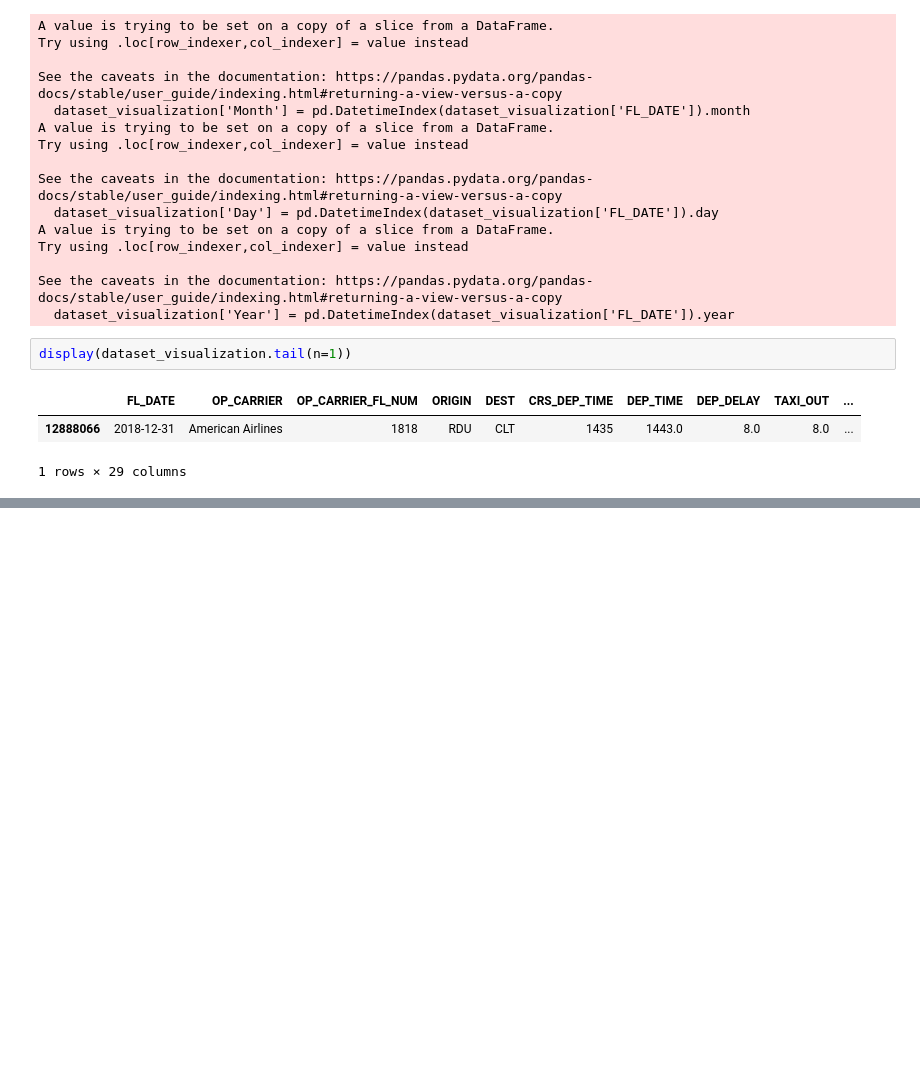
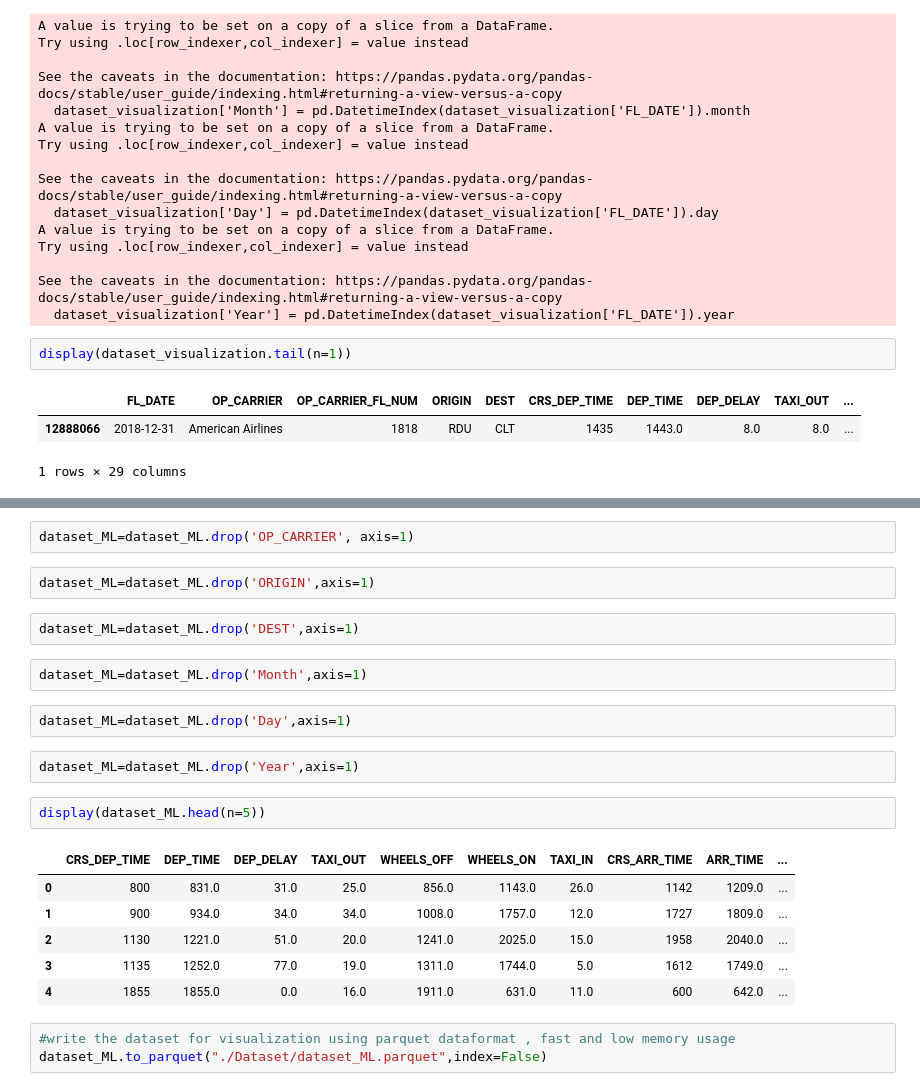
Before and after one commit to MohamedYasserOaf/Airline_Delay_Cancellation_Detection, a Jupyter notebook: classification/Airline_cancellation_detection.ipynb, the cells around one changed output, grey strips where cells are left out. Cells and saved outputs as stored; diff of their text form; blank space fills up the shorter version.

```diff
--- a/classification/Airline_cancellation_detection.ipynb
+++ b/classification/Airline_cancellation_detection.ipynb
@@ -346,0 +362,24 @@ Number of departure/destination locations :  359
+# %%
+dataset_ML=dataset_ML.drop('OP_CARRIER', axis=1)
+# %%
+dataset_ML=dataset_ML.drop('ORIGIN',axis=1)
+# %%
+dataset_ML=dataset_ML.drop('DEST',axis=1)
+# %%
+dataset_ML=dataset_ML.drop('Month',axis=1)
+# %%
+dataset_ML=dataset_ML.drop('Day',axis=1)
+# %%
+dataset_ML=dataset_ML.drop('Year',axis=1)
+# %%
+display(dataset_ML.head(n=5))
+# %% [output]
+|  | CRS_DEP_TIME | DEP_TIME | DEP_DELAY | TAXI_OUT | WHEELS_OFF | WHEELS_ON | TAXI_IN | CRS_ARR_TIME | ARR_TIME | ... |
+| 0 | 800 | 831.0 | 31.0 | 25.0 | 856.0 | 1143.0 | 26.0 | 1142 | 1209.0 | ... |
+| 1 | 900 | 934.0 | 34.0 | 34.0 | 1008.0 | 1757.0 | 12.0 | 1727 | 1809.0 | ... |
+| 2 | 1130 | 1221.0 | 51.0 | 20.0 | 1241.0 | 2025.0 | 15.0 | 1958 | 2040.0 | ... |
+| 3 | 1135 | 1252.0 | 77.0 | 19.0 | 1311.0 | 1744.0 | 5.0 | 1612 | 1749.0 | ... |
+| 4 | 1855 | 1855.0 | 0.0 | 16.0 | 1911.0 | 631.0 | 11.0 | 600 | 642.0 | ... |
+# %%
+#write the dataset for visualization using parquet dataformat , fast and low memory usage
+dataset_ML.to_parquet("./Dataset/dataset_ML.parquet",index=False)
```
Also changed, not shown: parts of 14 cells of this notebook.
